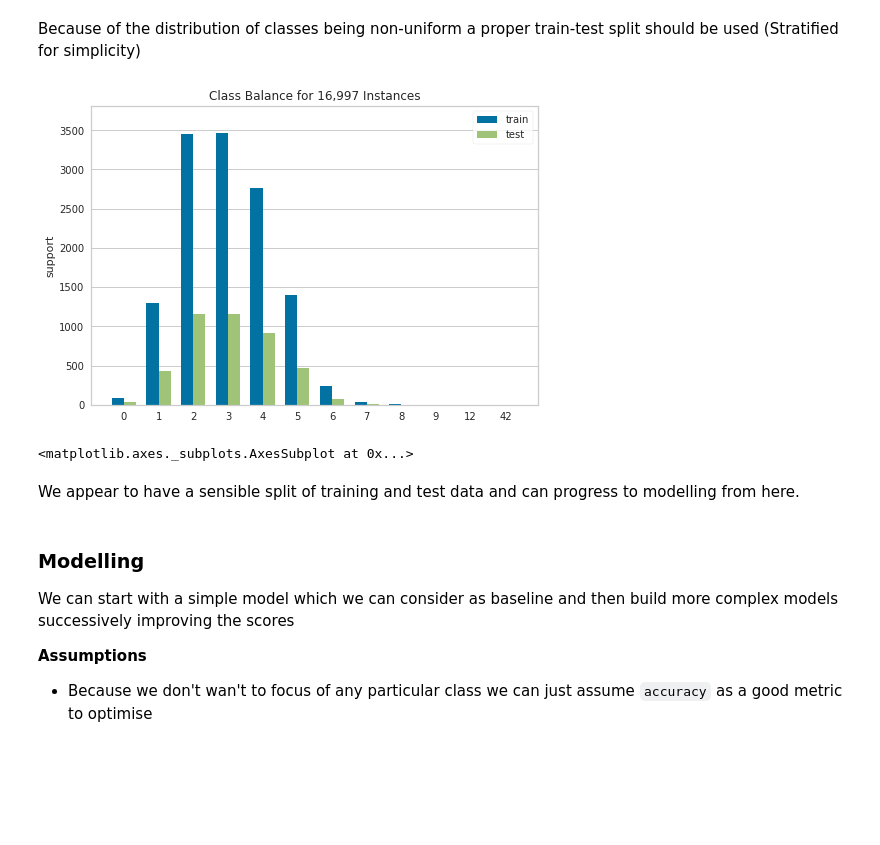
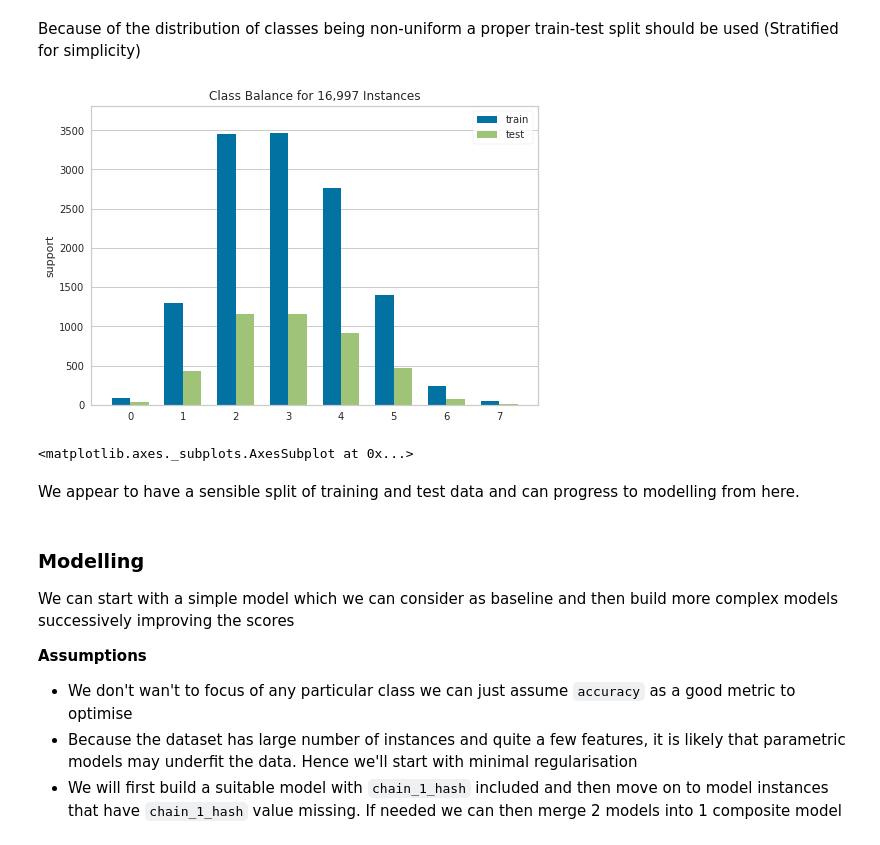
Before and after one commit to prteek/bedroom-prediction, a Jupyter notebook: data_exploration.ipynb, the cells around one changed output. Cells and saved outputs as stored; diff of their text form; code cells hidden in the pictures; blank space fills up the shorter version.

Commit message:
added basic model explorations

```diff
--- a/data_exploration.ipynb
+++ b/data_exploration.ipynb
@@ -184,16 +183,16 @@ Because of the distribution of classes being non-uniform a proper train-test spl
 # %%
 from sklearn.model_selection import train_test_split
 
 yt = y.copy()
 yt.loc[y>6] = 7 # Need to label all the classes with single instances to some common value to allow stratified splits
-X_train, X_test, y_train, y_test = train_test_split(Xt, y,
+X_train, X_test, y_train, y_test = train_test_split(Xt, yt,
                                                     stratify=yt,
                                                     test_size=0.25)
 
 visualizer = ClassBalance()
 visualizer.fit(y_train, y_test).show()
 # %% [output]
-[figure, old version]
+[figure, new version]
 <matplotlib.axes._subplots.AxesSubplot at 0x...>
 # %% [markdown]
 We appear to have a sensible split of training and test data and can progress to modelling from here.
@@ -203,4 +202,6 @@ We appear to have a sensible split of training and test data and can progress to
 We can start with a simple model which we can consider as baseline and then build more complex models successively improving the scores
 
 **Assumptions**
-- Because we don't wan't to focus of any particular class we can just assume `accuracy` as a good metric to optimise
+- We don't wan't to focus of any particular class we can just assume `accuracy` as a good metric to optimise
+- Because the dataset has large number of instances and quite a few features, it is likely that parametric models may underfit the data. Hence we'll start with minimal regularisation
+- We will first build a suitable model with `chain_1_hash` included and then move on to model instances that have `chain_1_hash` value missing. If needed we can then merge 2 models into 1 composite model
```
Also changed, not shown: parts of 5 cells of this notebook.
